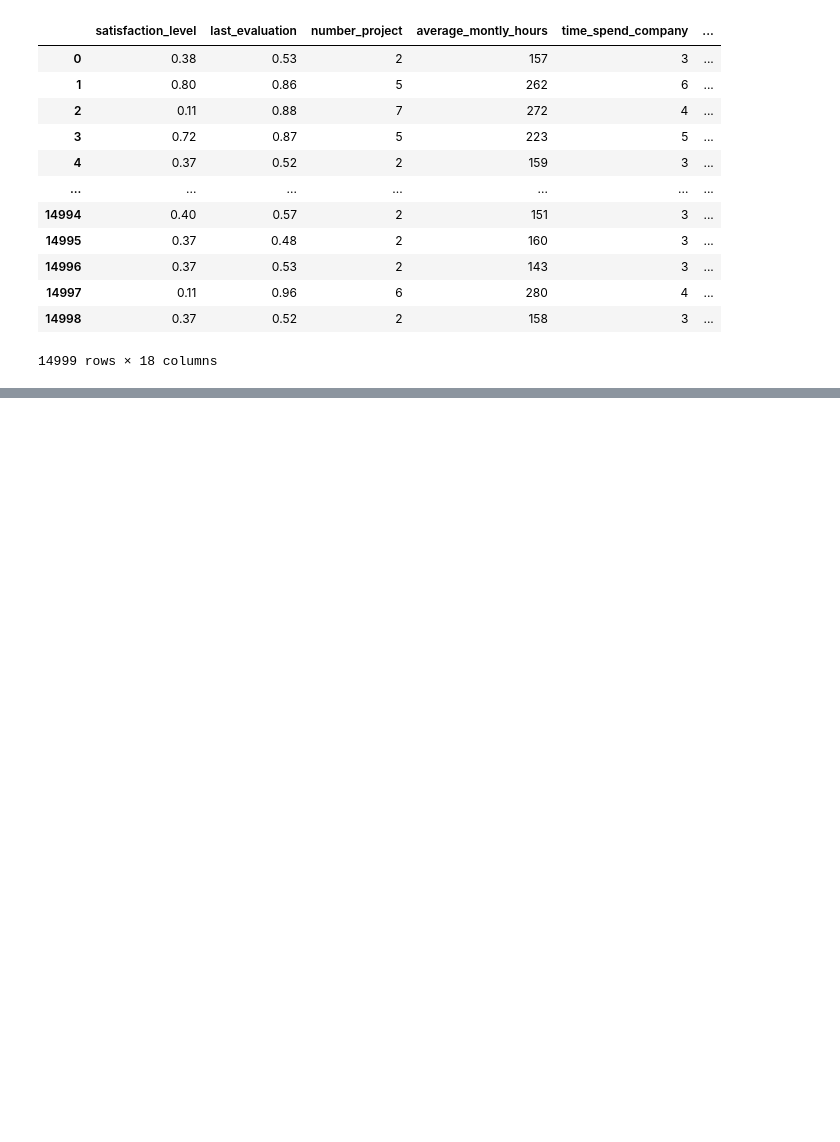
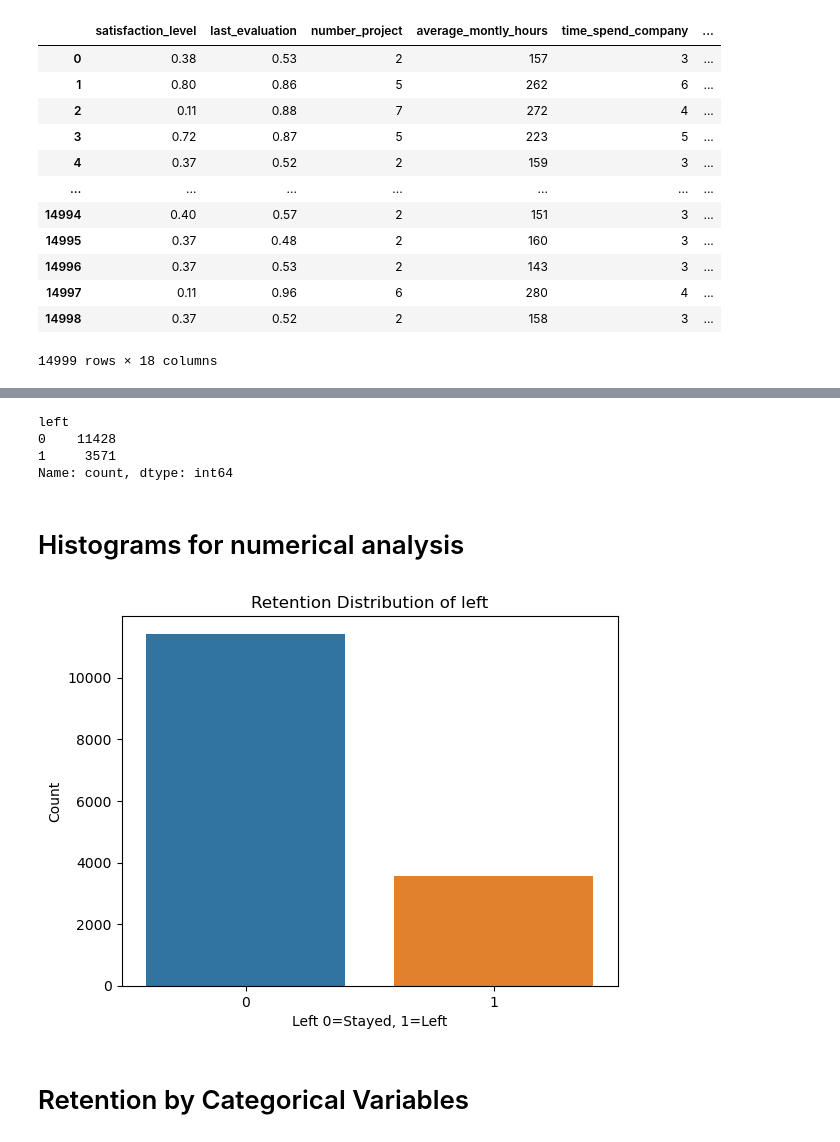
Before and after one commit to Jahnavi-Kalla/predictive-hr, a Jupyter notebook: Commit.ipynb, the cells around one changed output, grey strips where cells are left out. Drawn from its saved outputs; the diff is of its cells as text; code cells hidden in the pictures; blank space fills up the shorter version.

```diff
--- a/Commit.ipynb
+++ b/Commit.ipynb
@@ -165,0 +159,19 @@ Name: count, dtype: int64
+# %%
+df['left'].value_counts()
+# %% [output]
+left
+0    11428
+1     3571
+Name: count, dtype: int64
+# %% [markdown]
+# Histograms for numerical analysis
+# %%
+sns.countplot(x = 'left', data = df)
+plt.title('Retention Distribution of left')
+plt.xlabel('Left 0=Stayed, 1=Left')
+plt.ylabel('Count')
+plt.show()
+# %% [output]
+[figure, added]
+# %% [markdown]
+# Retention by Categorical Variables
```
Also changed, not shown: parts of 18 cells of this notebook.
